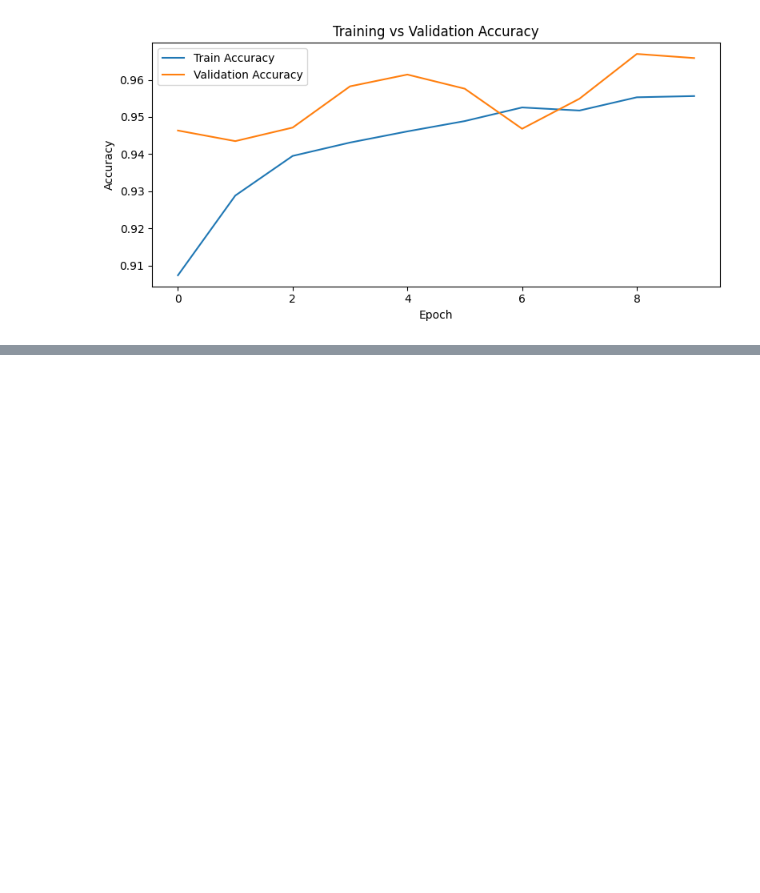
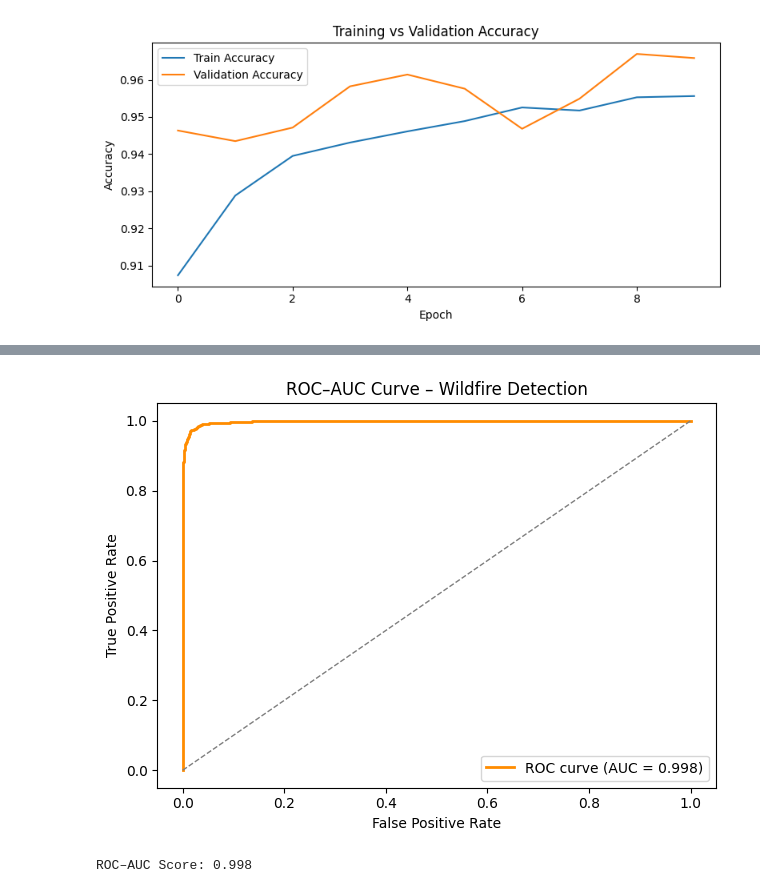
Before and after one commit to susmithach/wildfire-prediction, a Jupyter notebook: wildfire_protection.ipynb, the cells around one changed output, grey strips where cells are left out. Saved outputs shown, nothing was run; the diff lists cells and outputs as text; code cells hidden in the pictures; blank space fills up the shorter version.

```diff
--- a/wildfire_protection.ipynb
+++ b/wildfire_protection.ipynb
@@ -321,0 +379,22 @@ torch.save(model.state_dict(), save_path)
+# %%
+#16. ROC–AUC Curve
+from sklearn.metrics import roc_curve, auc
+
+fpr, tpr, _ = roc_curve(all_labels, all_probs)
+roc_auc = auc(fpr, tpr)
+
+plt.figure()
+plt.plot(fpr, tpr, color="darkorange", lw=2, label=f"ROC curve (AUC = {roc_auc:.3f})")
+plt.plot([0, 1], [0, 1], color="gray", lw=1, linestyle="--")
+plt.xlabel("False Positive Rate")
+plt.ylabel("True Positive Rate")
+plt.title("ROC–AUC Curve – Wildfire Detection")
+plt.legend(loc="lower right")
+plt.tight_layout()
+plt.savefig("wildfire-prediction/results/roc_auc_curve.png", dpi=300)
+plt.show()
+
+print(f"ROC–AUC Score: {roc_auc:.3f}")
+# %% [output]
+[figure, added]
+ROC–AUC Score: 0.998
```
Also changed, not shown: parts of 3 cells of this notebook.
